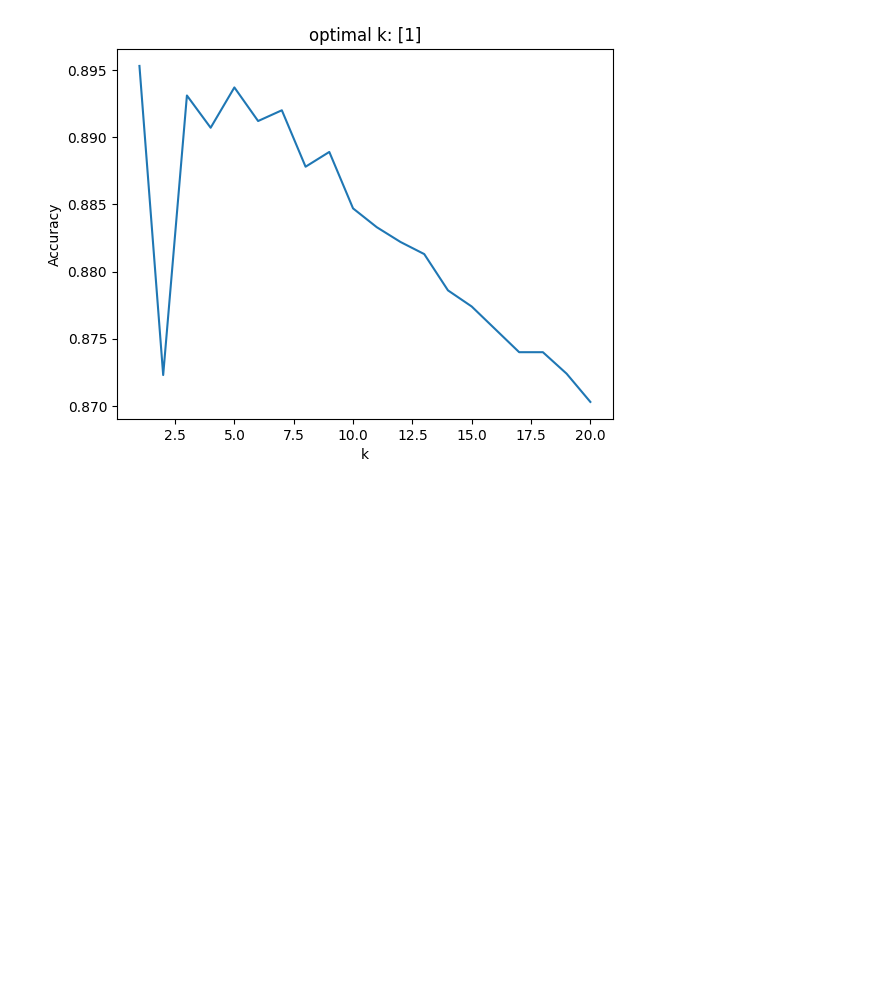
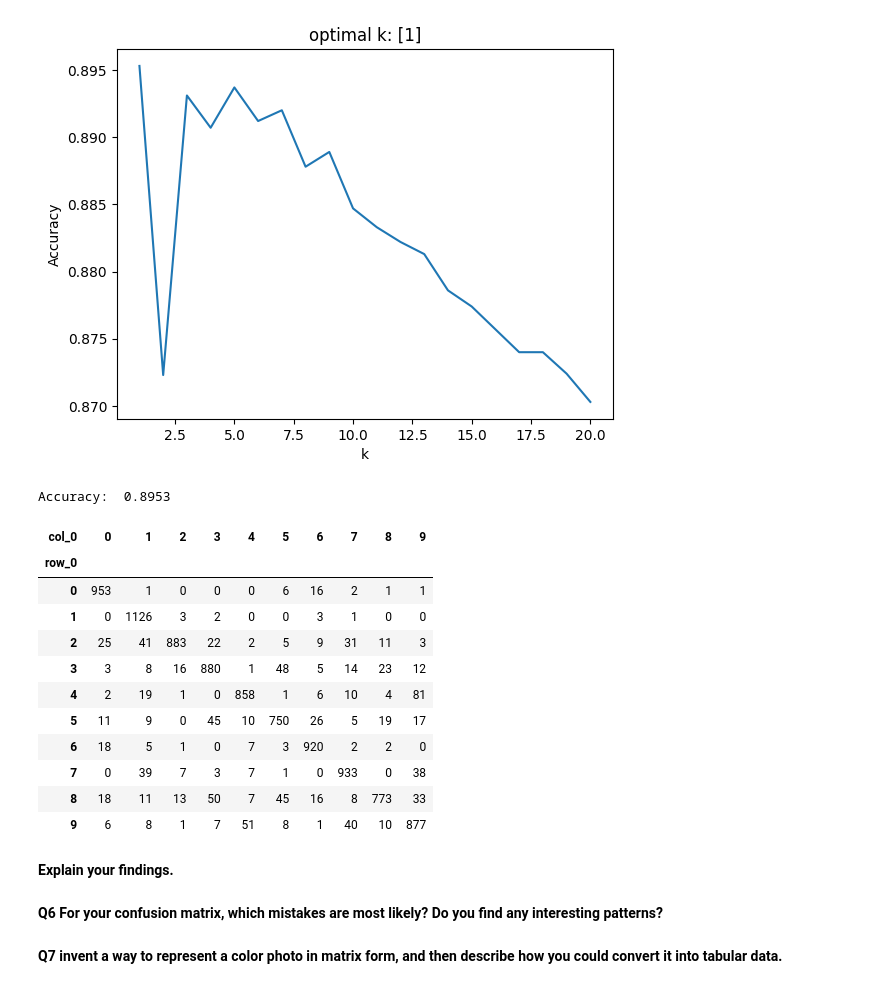
Before and after one commit to kpunsalan8/knn-KP, a Jupyter notebook: lab/computer_vision_lab.ipynb, the cells around one changed output. Cells and saved outputs as stored; diff of their text form; code cells hidden in the pictures; blank space fills up the shorter version.

```diff
--- a/lab/computer_vision_lab.ipynb
+++ b/lab/computer_vision_lab.ipynb
@@ -220,3 +220,34 @@ plt.show()
 # %% [output]
 [1]
 [figure]
+# %%
+# Q5
+knn = KNeighborsClassifier(n_neighbors=1)
+predictor = knn.fit(Z_train.values,y_train)
+y_hat = predictor.predict(Z_test.values)
+
+accuracy = knn.score(Z_test.values,y_test) # Bug in sklearn requires .values
+print('Accuracy: ', accuracy)
+# %% [output]
+Accuracy:  0.8953
+# %%
+pd.crosstab(y_test, y_hat)
+# %% [output]
+| col_0 | 0 | 1 | 2 | 3 | 4 | 5 | 6 | 7 | 8 | 9 |
+| row_0 |  |  |  |  |  |  |  |  |  |  |
+| 0 | 953 | 1 | 0 | 0 | 0 | 6 | 16 | 2 | 1 | 1 |
+| 1 | 0 | 1126 | 3 | 2 | 0 | 0 | 3 | 1 | 0 | 0 |
+| 2 | 25 | 41 | 883 | 22 | 2 | 5 | 9 | 31 | 11 | 3 |
+| 3 | 3 | 8 | 16 | 880 | 1 | 48 | 5 | 14 | 23 | 12 |
+| 4 | 2 | 19 | 1 | 0 | 858 | 1 | 6 | 10 | 4 | 81 |
+| 5 | 11 | 9 | 0 | 45 | 10 | 750 | 26 | 5 | 19 | 17 |
+| 6 | 18 | 5 | 1 | 0 | 7 | 3 | 920 | 2 | 2 | 0 |
+| 7 | 0 | 39 | 7 | 3 | 7 | 1 | 0 | 933 | 0 | 38 |
+| 8 | 18 | 11 | 13 | 50 | 7 | 45 | 16 | 8 | 773 | 33 |
+| 9 | 6 | 8 | 1 | 7 | 51 | 8 | 1 | 40 | 10 | 877 |
+# %% [markdown]
+**Explain your findings.**
+# %% [markdown]
+**Q6 For your confusion matrix, which mistakes are most likely? Do you find any interesting patterns?**
+# %% [markdown]
+**Q7 invent a way to represent a color photo in matrix form, and then describe how you could convert it into tabular data.**
```
